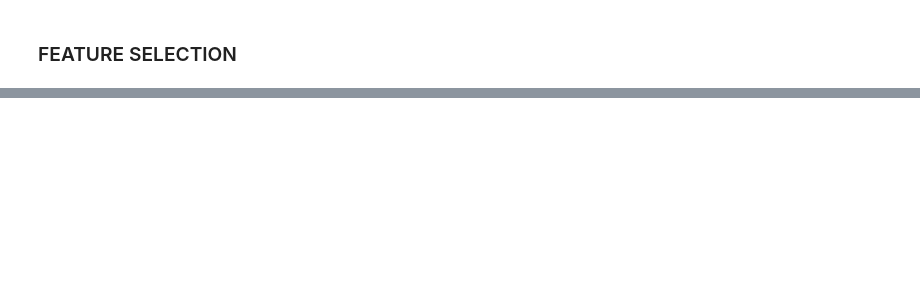
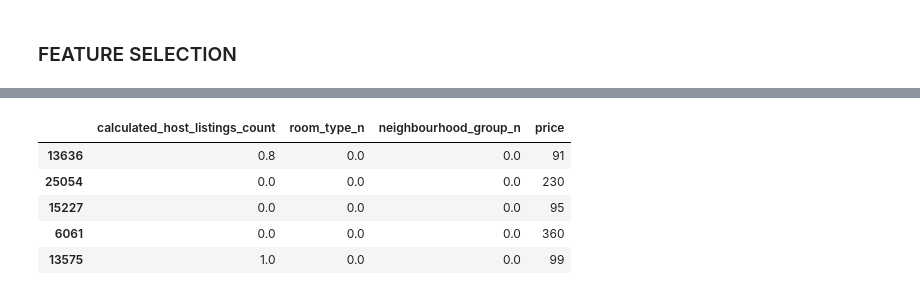
Before and after one commit to barret07/EDA_LeryBenavides, a Jupyter notebook: src/explore.ipynb, the cells around one changed output, grey strips where cells are left out. Saved outputs shown, nothing was run; the diff lists cells and outputs as text; code cells hidden in the pictures; blank space fills up the shorter version.

```diff
--- a/src/explore.ipynb
+++ b/src/explore.ipynb
@@ -608,0 +611,9 @@ ValueError: Length of values (34226) does not match length of index (54760)
+# %%
+x_test_sel.head()
+# %% [output]
+|  | calculated_host_listings_count | room_type_n | neighbourhood_group_n | price |
+| 13636 | 0.8 | 0.0 | 0.0 | 91 |
+| 25054 | 0.0 | 0.0 | 0.0 | 230 |
+| 15227 | 0.0 | 0.0 | 0.0 | 95 |
+| 6061 | 0.0 | 0.0 | 0.0 | 360 |
+| 13575 | 1.0 | 0.0 | 0.0 | 99 |
```
Also changed, not shown: parts of 3 cells of this notebook, 18 other files.
